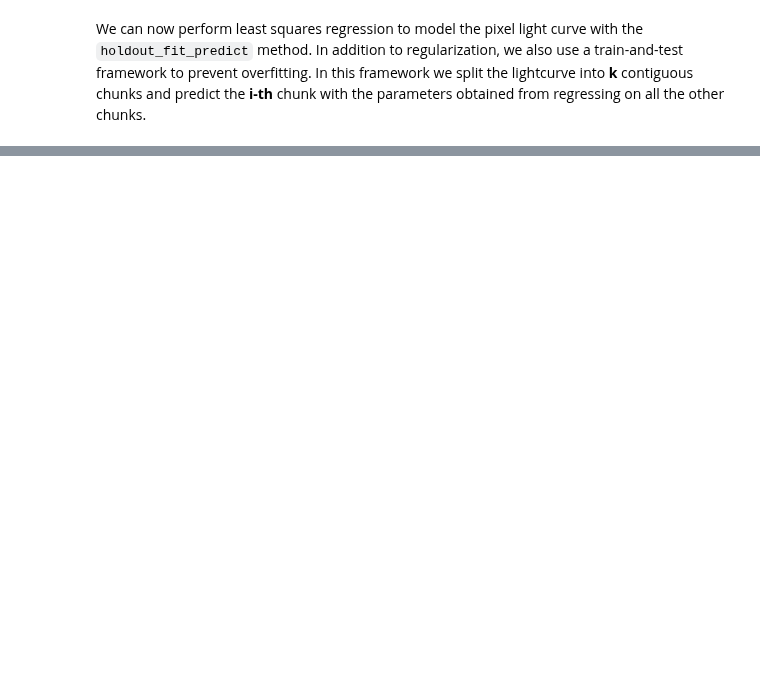
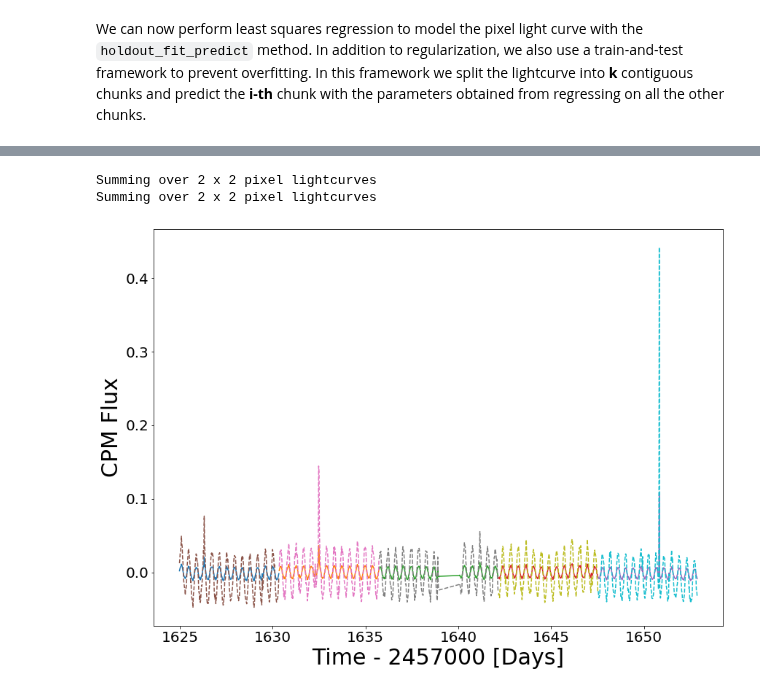
Before and after one commit to soichiro-hattori/unpopular, a Jupyter notebook: dwarfs.ipynb, the cells around one changed output, grey strips where cells are left out. Drawn from its saved outputs; the diff is of its cells as text; code cells hidden in the pictures; blank space fills up the shorter version.

Commit message:
allowing for weighting when getting aperture light curve

```diff
--- a/dwarfs.ipynb
+++ b/dwarfs.ipynb
@@ -84,10 +115,17 @@ plt.legend(fontsize=30)
 # %%
-detrended_lc = dw.get_aperture_lc(split=True, data_type="cpm_subtracted_flux")
+weighted_detrended_lc = dw.get_aperture_lc(split=True, weighting="median", data_type="cpm_subtracted_flux")
+for time, lc in zip(dw.split_times, weighted_detrended_lc):
+    plt.plot(time, lc, "-")
+detrended_lc = dw.get_aperture_lc(split=True, weighting=None, data_type="cpm_subtracted_flux")
 for time, lc in zip(dw.split_times, detrended_lc):
-    plt.plot(time, lc, "-")
+    plt.plot(time, lc, "--")
 plt.xlabel("Time - 2457000 [Days]", fontsize=30)
 plt.ylabel("CPM Flux", fontsize=30)
 plt.tick_params(labelsize=20)
+# %% [output]
+Summing over 2 x 2 pixel lightcurves
+Summing over 2 x 2 pixel lightcurves
+[figure, added]
 # %%
 cpm_lc = dw.get_aperture_lc(data_type="cpm_subtracted_flux")
 # %%
```
Also changed, not shown: parts of 9 cells of this notebook, 2 other files.
